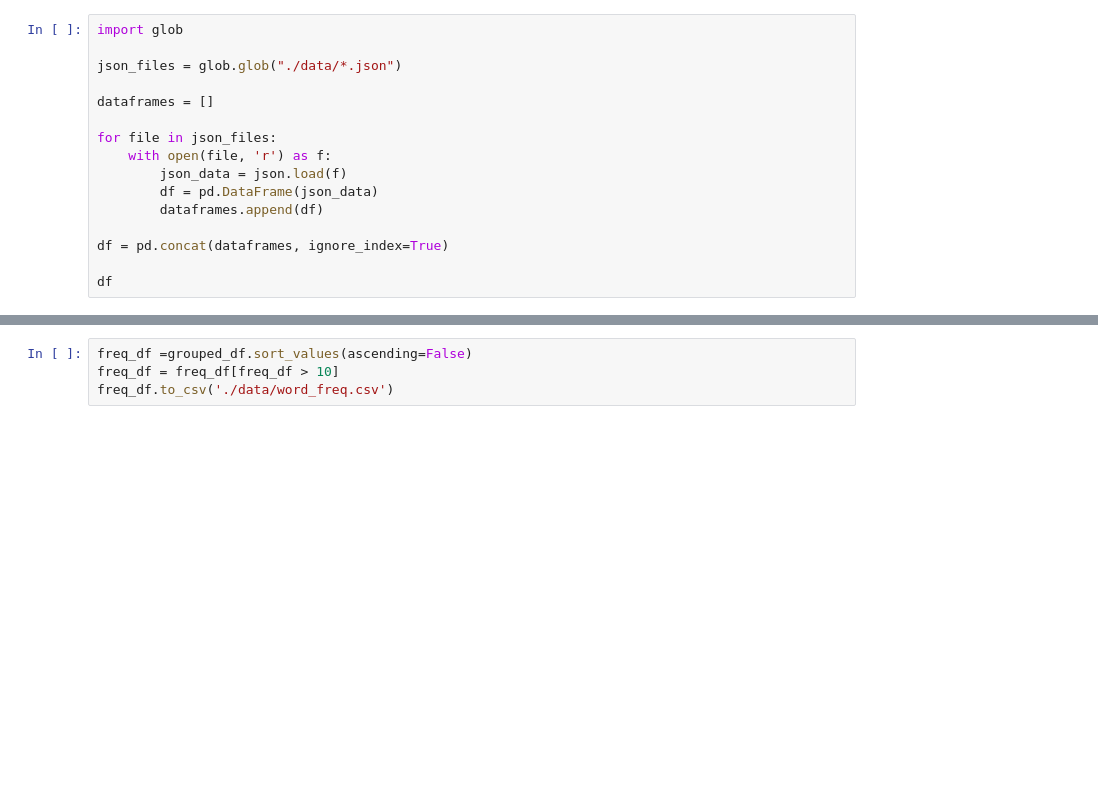
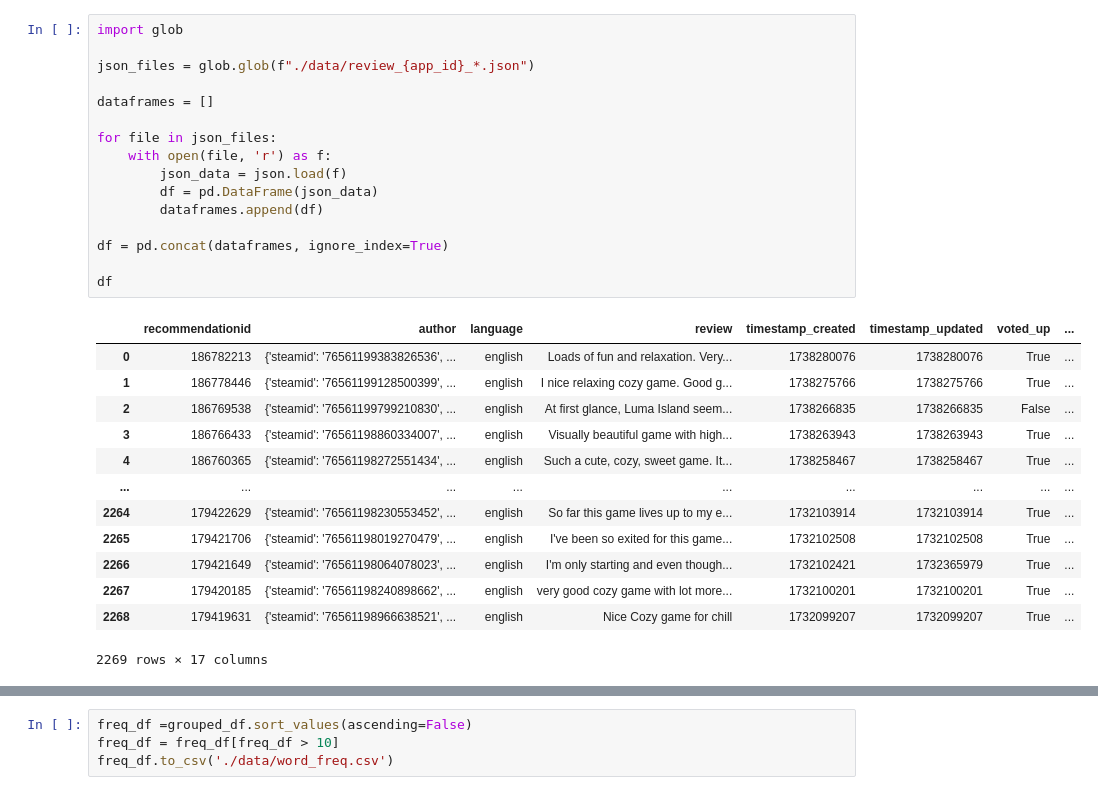
Before and after one commit to openkmj/data_engineering_course_materials, a Jupyter notebook: mini-project/proto.ipynb, the cells around one changed output, grey strips where cells are left out. Cells and saved outputs as stored; diff of their text form; blank space fills up the shorter version.

```diff
--- a/mini-project/proto.ipynb
+++ b/mini-project/proto.ipynb
@@ -52,19 +71,33 @@ reviews = fetch_all_reviews(app_id)
 # %%
 import glob
 
-json_files = glob.glob("./data/*.json")
+json_files = glob.glob(f"./data/review_{app_id}_*.json")
 
 dataframes = []
 
 for file in json_files:
     with open(file, 'r') as f:
         json_data = json.load(f)
         df = pd.DataFrame(json_data)
         dataframes.append(df)
 
 df = pd.concat(dataframes, ignore_index=True)
 
 df
+# %% [output]
+|  | recommendationid | author | language | review | timestamp_created | timestamp_updated | voted_up | ... |
+| 0 | 186782213 | {'steamid': '76561199383826536', ... | english | Loads of fun and relaxation. Very... | 1738280076 | 1738280076 | True | ... |
+| 1 | 186778446 | {'steamid': '76561199128500399', ... | english | I nice relaxing cozy game. Good g... | 1738275766 | 1738275766 | True | ... |
+| 2 | 186769538 | {'steamid': '76561199799210830', ... | english | At first glance, Luma Island seem... | 1738266835 | 1738266835 | False | ... |
+| 3 | 186766433 | {'steamid': '76561198860334007', ... | english | Visually beautiful game with high... | 1738263943 | 1738263943 | True | ... |
+| 4 | 186760365 | {'steamid': '76561198272551434', ... | english | Such a cute, cozy, sweet game. It... | 1738258467 | 1738258467 | True | ... |
+| ... | ... | ... | ... | ... | ... | ... | ... | ... |
+| 2264 | 179422629 | {'steamid': '76561198230553452', ... | english | So far this game lives up to my e... | 1732103914 | 1732103914 | True | ... |
+| 2265 | 179421706 | {'steamid': '76561198019270479', ... | english | I've been so exited for this game... | 1732102508 | 1732102508 | True | ... |
+| 2266 | 179421649 | {'steamid': '76561198064078023', ... | english | I'm only starting and even though... | 1732102421 | 1732365979 | True | ... |
+| 2267 | 179420185 | {'steamid': '76561198240898662', ... | english | very good cozy game with lot more... | 1732100201 | 1732100201 | True | ... |
+| 2268 | 179419631 | {'steamid': '76561198966638521', ... | english | Nice Cozy game for chill | 1732099207 | 1732099207 | True | ... |
+2269 rows × 17 columns
 # %%
 
 df['word'] = df['review'].str.split()
```
Also changed, not shown: parts of 7 cells of this notebook, 5 other files.
